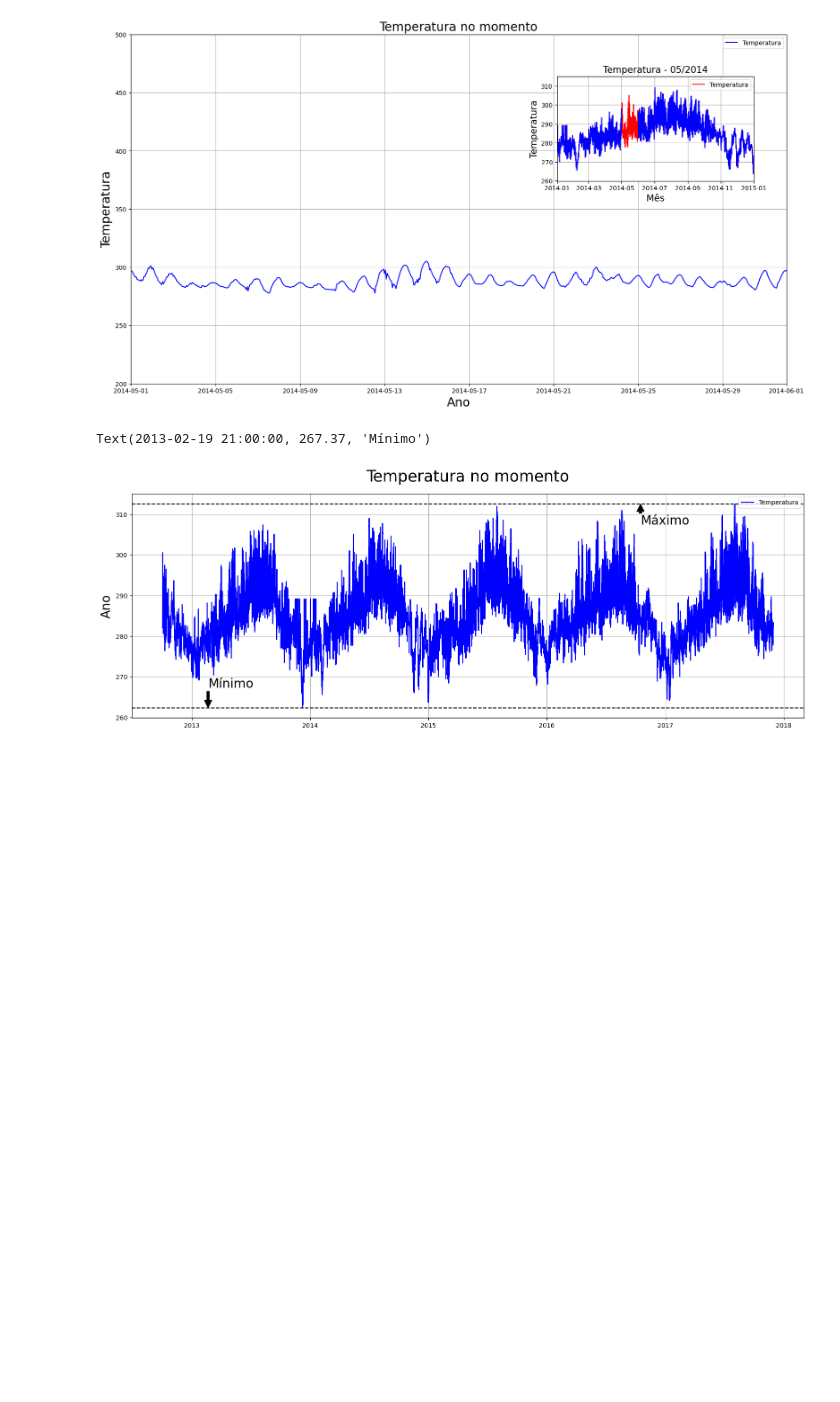
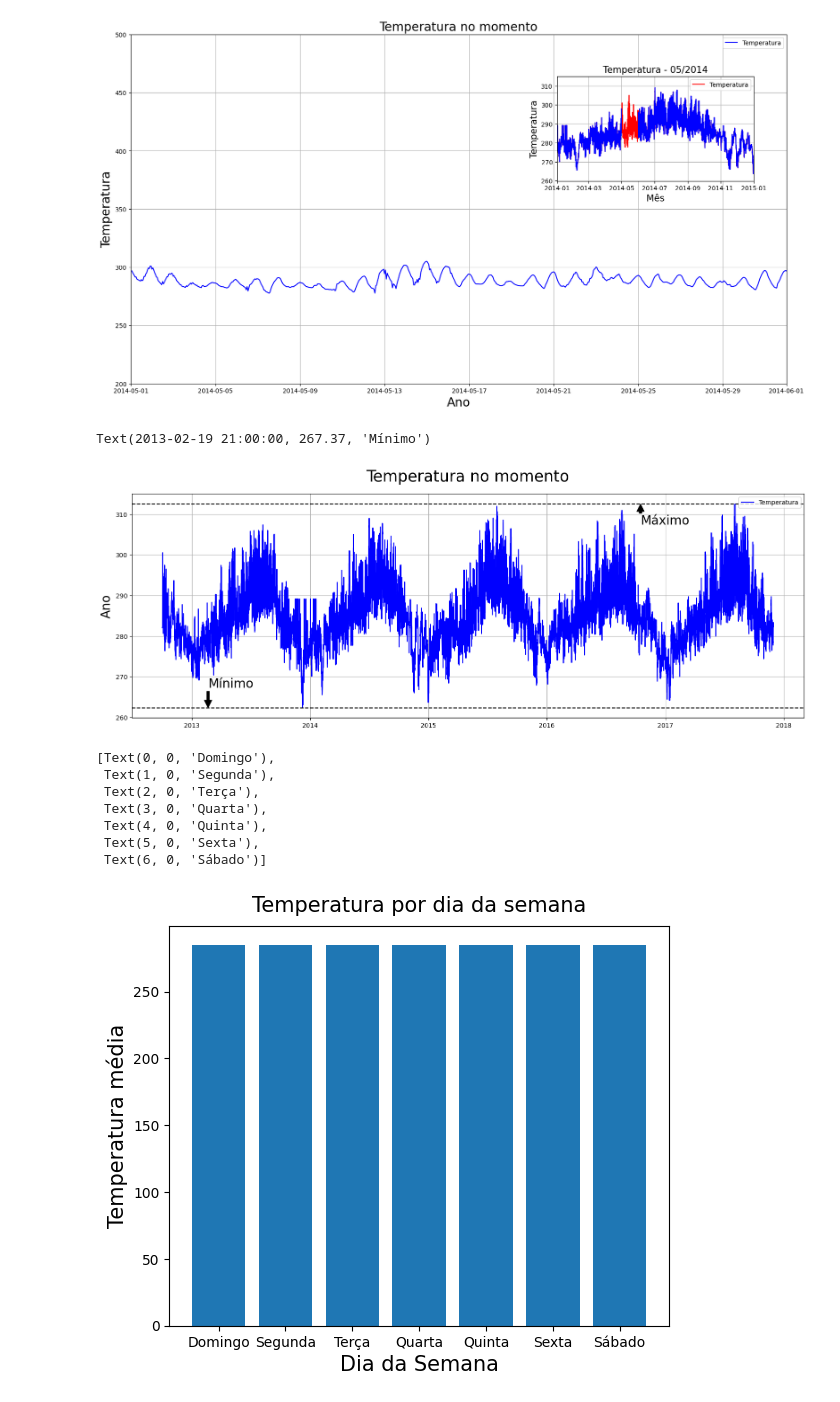
Before and after one commit to LANDOSOUZA/inteligencia_artificial_2025, a Jupyter notebook: aula_5/codigo.ipynb, the cells around one changed output. Cells and saved outputs as stored; diff of their text form; code cells hidden in the pictures; blank space fills up the shorter version.

Commit message:
aula_5
Datavisuaization - gráfico de barras

```diff
--- a/aula_5/codigo.ipynb
+++ b/aula_5/codigo.ipynb
@@ -151,3 +151,31 @@ eixo.annotate('Mínimo',xy=(x1,y1),fontsize=20,xytext=(x2,y2),arrowprops=dict(fa
 # %% [output]
 Text(2013-02-19 21:00:00, 267.37, 'Mínimo')
 [figure]
+# %%
+# gráfico de barras
+
+temperatura_dia_semana = df.groupby('dia_da_semana')['temperatura'].mean() # Calcula a temperatura média para cada dia da semana
+temperatura_dia_semana
+nome_dia=['Domingo', 'Segunda', 'Terça', 'Quarta', 'Quinta', 'Sexta', 'Sábado'] # cria uma lista para cada dia da semana
+temperatura_dia_semana=temperatura_dia_semana[nome_dia] # atribui a minha lista a variável
+
+#temperatura dia da semana
+fig = plt.figure(figsize=(5,4)) # cria a variável fig para armazenar o tamanho da figura
+eixo = fig.add_axes([0,0,1,1]) # cria o eixo do gráfico
+indice = range(len(temperatura_dia_semana)) # verifica o tamanho da lista
+#eixo.bar cria o gráfico de barras
+eixo.bar(indice,temperatura_dia_semana)
+eixo.set_title('Temperatura por dia da semana',fontsize=15,pad=10)
+eixo.set_xlabel('Dia da Semana',fontsize=15)
+eixo.set_ylabel('Temperatura média',fontsize=15)
+eixo.set_xticks(indice) # coloca o índice no eixo x
+eixo.set_xticklabels(nome_dia) # coloca o índice no eixo x
+# %% [output]
+[Text(0, 0, 'Domingo'),
+ Text(1, 0, 'Segunda'),
+ Text(2, 0, 'Terça'),
+ Text(3, 0, 'Quarta'),
+ Text(4, 0, 'Quinta'),
+ Text(5, 0, 'Sexta'),
+ Text(6, 0, 'Sábado')]
+[figure, added]
```
Also changed, not shown: parts of 1 cell of this notebook.
